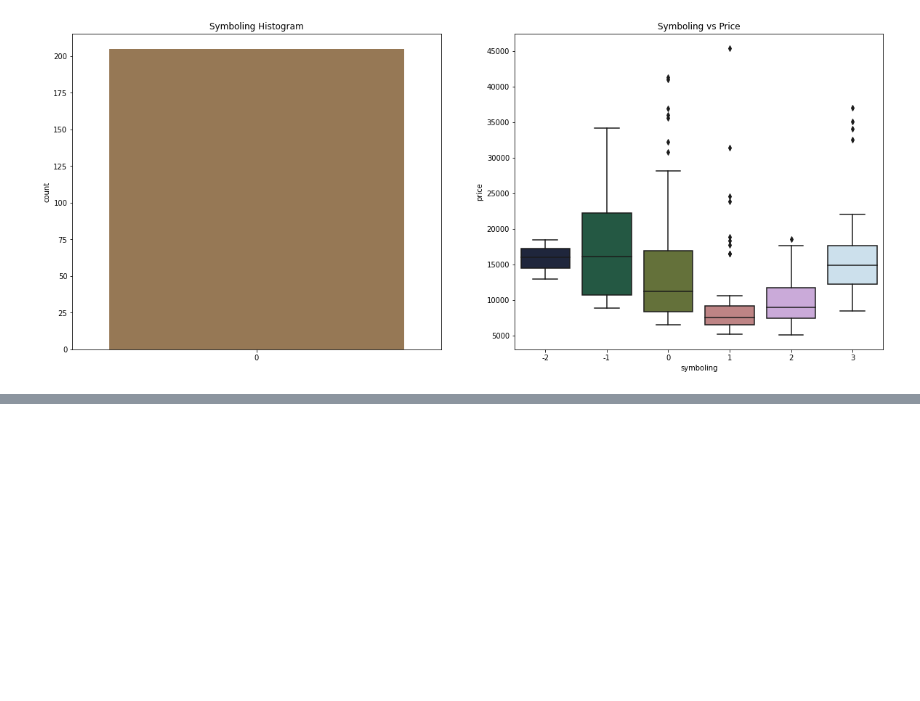
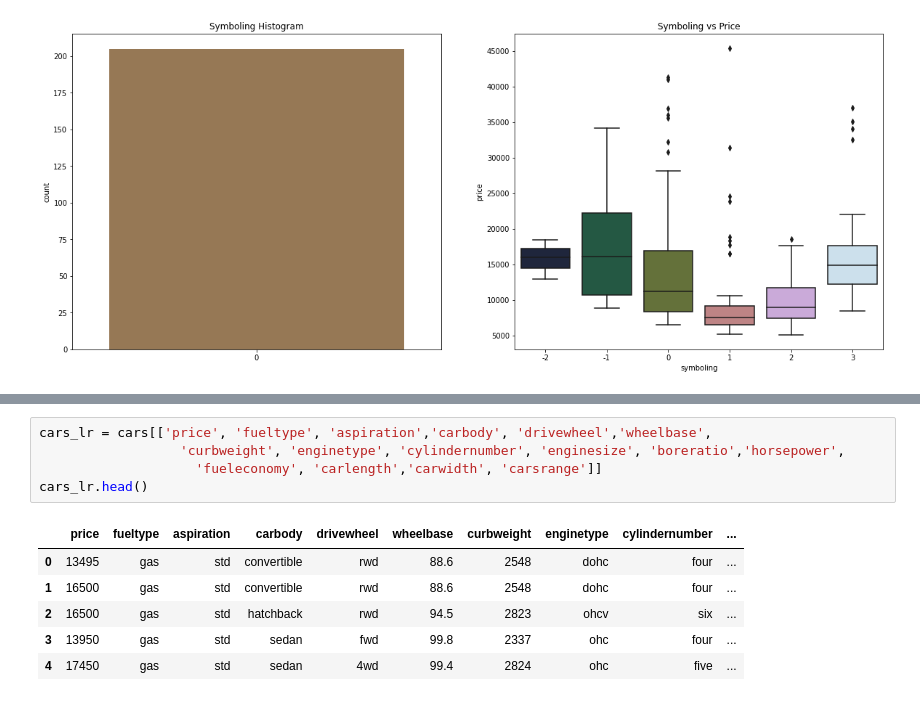
Before and after one commit to Piyush15072002/Car-Price-Prediction, a Jupyter notebook: index.ipynb, the cells around one changed output, grey strips where cells are left out. Drawn from its saved outputs; the diff is of its cells as text; blank space fills up the shorter version.

```diff
--- a/index.ipynb
+++ b/index.ipynb
@@ -222,0 +274,12 @@ plt.tight_layout()
+# %%
+cars_lr = cars[['price', 'fueltype', 'aspiration','carbody', 'drivewheel','wheelbase',
+                  'curbweight', 'enginetype', 'cylindernumber', 'enginesize', 'boreratio','horsepower',
+                    'fueleconomy', 'carlength','carwidth', 'carsrange']]
+cars_lr.head()
+# %% [output]
+|  | price | fueltype | aspiration | carbody | drivewheel | wheelbase | curbweight | enginetype | cylindernumber | ... |
+| 0 | 13495 | gas | std | convertible | rwd | 88.6 | 2548 | dohc | four | ... |
+| 1 | 16500 | gas | std | convertible | rwd | 88.6 | 2548 | dohc | four | ... |
+| 2 | 16500 | gas | std | hatchback | rwd | 94.5 | 2823 | ohcv | six | ... |
+| 3 | 13950 | gas | std | sedan | fwd | 99.8 | 2337 | ohc | four | ... |
+| 4 | 17450 | gas | std | sedan | 4wd | 99.4 | 2824 | ohc | five | ... |
```
Also changed, not shown: parts of 10 cells of this notebook.
